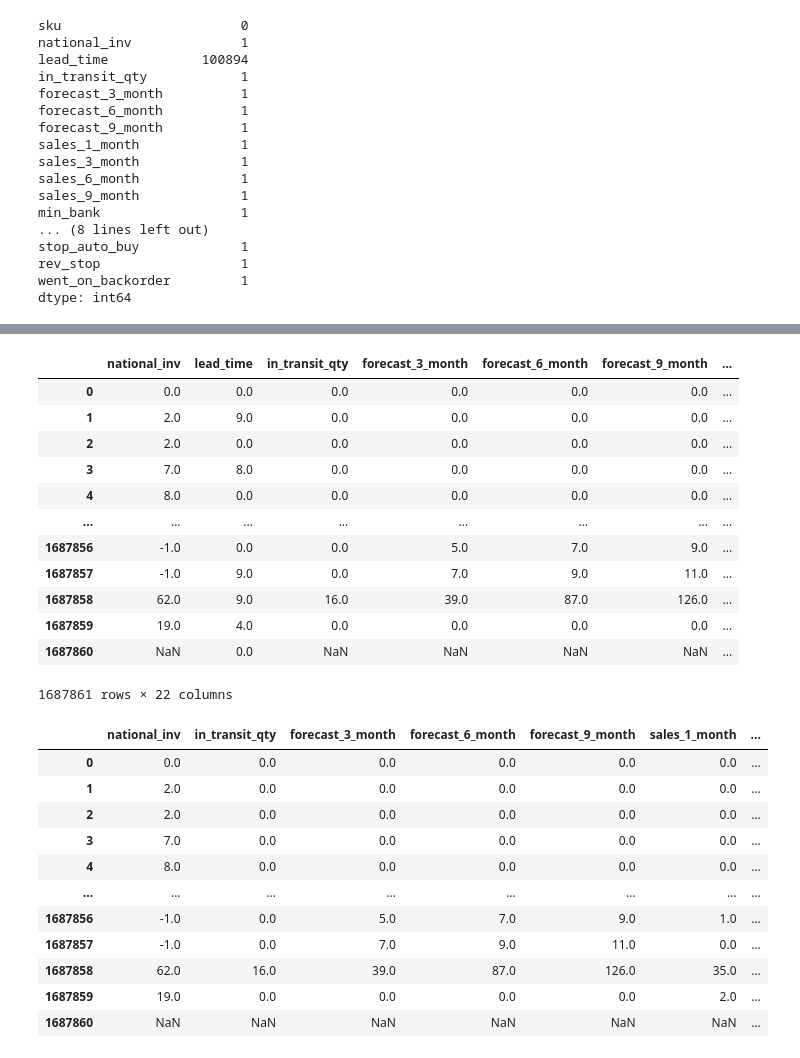
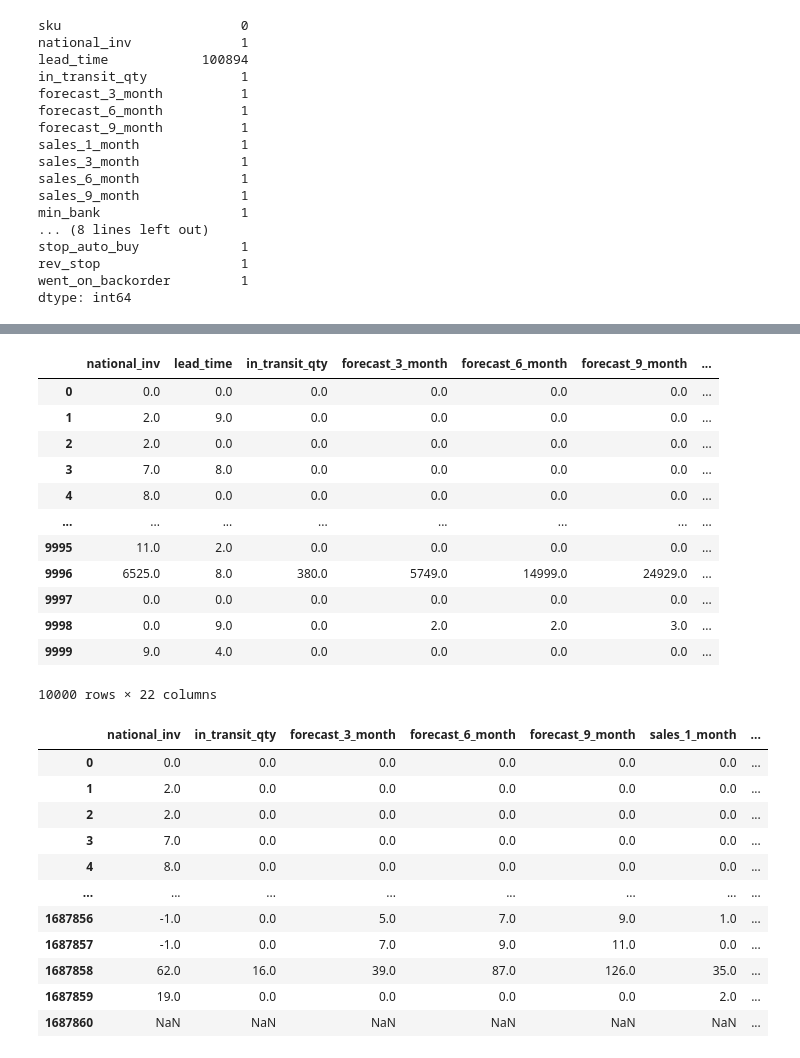
Before and after one commit to Abhikudale/Back_Order_Prediction, a Jupyter notebook: notebook/Test1.ipynb, the cells around one changed output, grey strips where cells are left out. Saved outputs shown, nothing was run; the diff lists cells and outputs as text; code cells hidden in the pictures.

```diff
--- a/notebook/Test1.ipynb
+++ b/notebook/Test1.ipynb
@@ -72,19 +86,20 @@ df.dropna()
-# %%
-df
-# %% [output]
-|  | national_inv | lead_time | in_transit_qty | forecast_3_month | forecast_6_month | forecast_9_month | ... |
-| 0 | 0.0 | 0.0 | 0.0 | 0.0 | 0.0 | 0.0 | ... |
-| 1 | 2.0 | 9.0 | 0.0 | 0.0 | 0.0 | 0.0 | ... |
-| 2 | 2.0 | 0.0 | 0.0 | 0.0 | 0.0 | 0.0 | ... |
-| 3 | 7.0 | 8.0 | 0.0 | 0.0 | 0.0 | 0.0 | ... |
-| 4 | 8.0 | 0.0 | 0.0 | 0.0 | 0.0 | 0.0 | ... |
-| ... | ... | ... | ... | ... | ... | ... | ... |
-| 1687856 | -1.0 | 0.0 | 0.0 | 5.0 | 7.0 | 9.0 | ... |
-| 1687857 | -1.0 | 9.0 | 0.0 | 7.0 | 9.0 | 11.0 | ... |
-| 1687858 | 62.0 | 9.0 | 16.0 | 39.0 | 87.0 | 126.0 | ... |
-| 1687859 | 19.0 | 4.0 | 0.0 | 0.0 | 0.0 | 0.0 | ... |
-| 1687860 | NaN | 0.0 | NaN | NaN | NaN | NaN | ... |
-1687861 rows × 22 columns
+# %%
+df = df.head(10000)
+df
+# %% [output]
+|  | national_inv | lead_time | in_transit_qty | forecast_3_month | forecast_6_month | forecast_9_month | ... |
+| 0 | 0.0 | 0.0 | 0.0 | 0.0 | 0.0 | 0.0 | ... |
+| 1 | 2.0 | 9.0 | 0.0 | 0.0 | 0.0 | 0.0 | ... |
+| 2 | 2.0 | 0.0 | 0.0 | 0.0 | 0.0 | 0.0 | ... |
+| 3 | 7.0 | 8.0 | 0.0 | 0.0 | 0.0 | 0.0 | ... |
+| 4 | 8.0 | 0.0 | 0.0 | 0.0 | 0.0 | 0.0 | ... |
+| ... | ... | ... | ... | ... | ... | ... | ... |
+| 9995 | 11.0 | 2.0 | 0.0 | 0.0 | 0.0 | 0.0 | ... |
+| 9996 | 6525.0 | 8.0 | 380.0 | 5749.0 | 14999.0 | 24929.0 | ... |
+| 9997 | 0.0 | 0.0 | 0.0 | 0.0 | 0.0 | 0.0 | ... |
+| 9998 | 0.0 | 9.0 | 0.0 | 2.0 | 2.0 | 3.0 | ... |
+| 9999 | 9.0 | 4.0 | 0.0 | 0.0 | 0.0 | 0.0 | ... |
+10000 rows × 22 columns
 # %%
 df.loc[:, df.isnull().any()]
 # %% [output]
```
Also changed, not shown: parts of 8 cells of this notebook, 8 other files.
